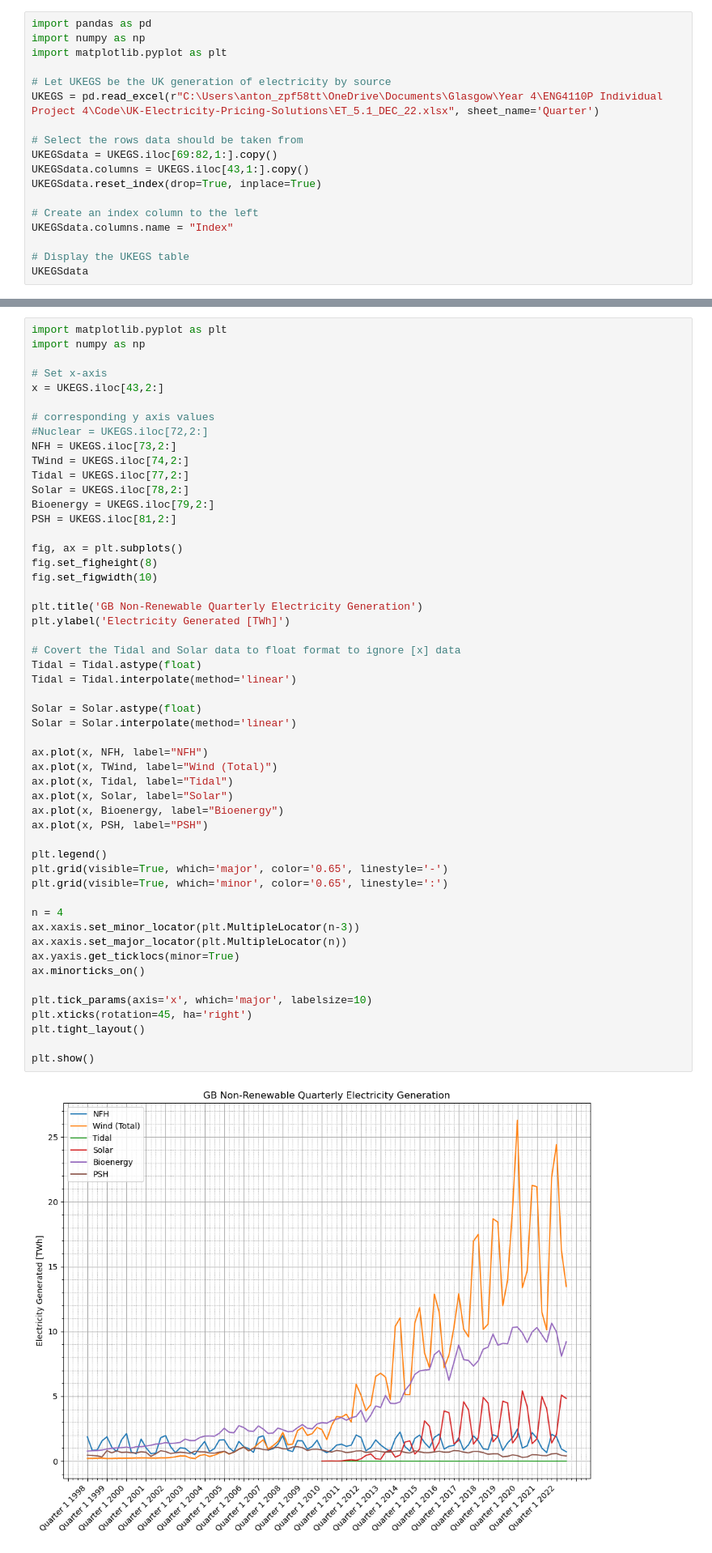
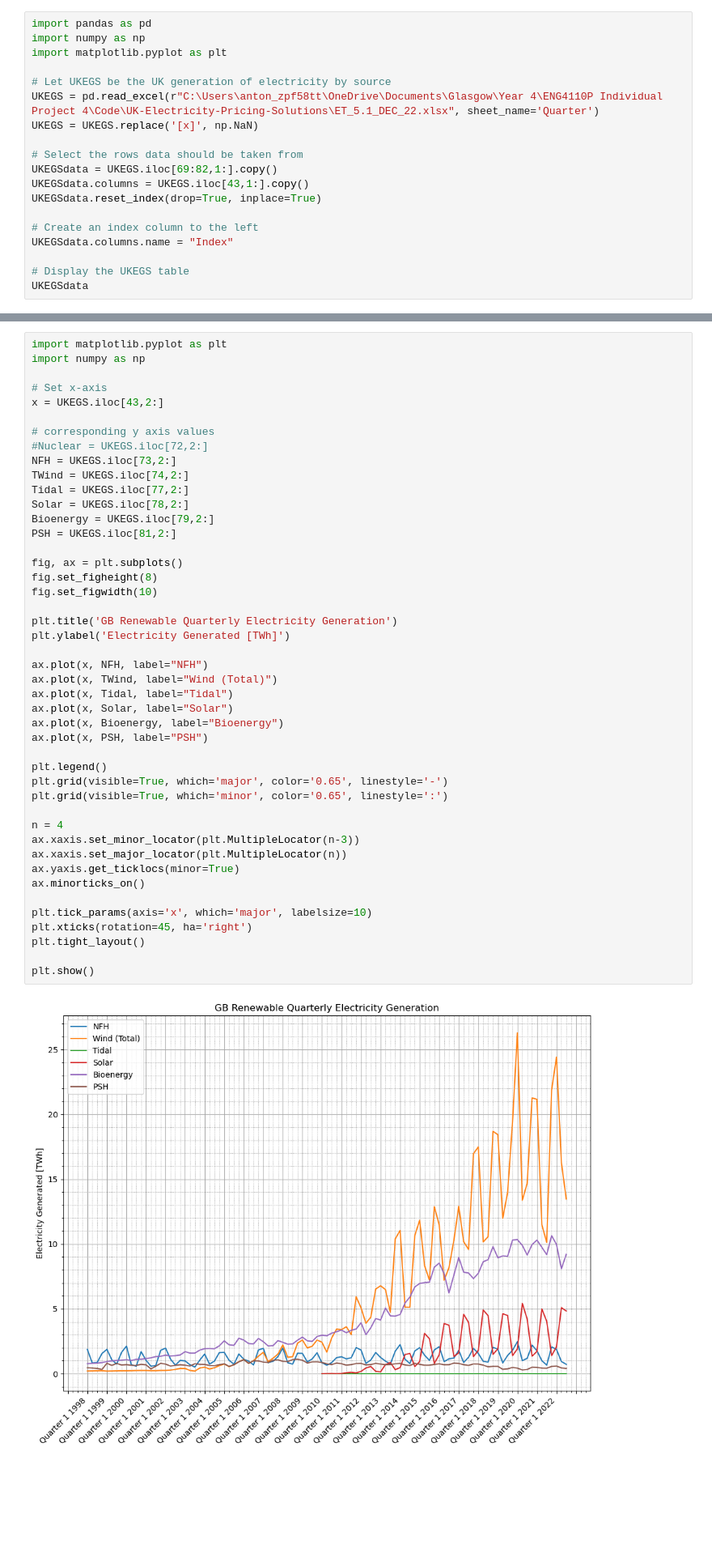
Before and after one commit to jsap2000/UK-Electricity-Pricing-Solutions, a Jupyter notebook: UK Electricity Generation by Source Dec 2022.ipynb, the cells around one changed output, grey strips where cells are left out. Shown at 81% size. Drawn from its saved outputs; the diff is of its cells as text; blank space fills up the shorter version.

Commit message:
Solved the float issue and converted [x] to NaN

```diff
--- a/UK Electricity Generation by Source Dec 2022.ipynb
+++ b/UK Electricity Generation by Source Dec 2022.ipynb
@@ -5,6 +5,7 @@ import matplotlib.pyplot as plt
 
 # Let UKEGS be the UK generation of electricity by source
 UKEGS = pd.read_excel(r"C:\Users\anton_zpf58tt\OneDrive\Documents\Glasgow\Year 4\ENG4110P Individual Project 4\Code\UK-Electricity-Pricing-Solutions\ET_5.1_DEC_22.xlsx", sheet_name='Quarter')
+UKEGS = UKEGS.replace('[x]', np.NaN)
 
 # Select the rows data should be taken from
 UKEGSdata = UKEGS.iloc[69:82,1:].copy()
@@ -150,39 +149,32 @@ PSH = UKEGS.iloc[81,2:]
 
 fig, ax = plt.subplots()
 fig.set_figheight(8)
 fig.set_figwidth(10)
 
-plt.title('GB Non-Renewable Quarterly Electricity Generation')
+plt.title('GB Renewable Quarterly Electricity Generation')
 plt.ylabel('Electricity Generated [TWh]')
-
-# Covert the Tidal and Solar data to float format to ignore [x] data
-Tidal = Tidal.astype(float)
-Tidal = Tidal.interpolate(method='linear')
-
-Solar = Solar.astype(float)
-Solar = Solar.interpolate(method='linear')
 
 ax.plot(x, NFH, label="NFH")
 ax.plot(x, TWind, label="Wind (Total)")
 ax.plot(x, Tidal, label="Tidal")
 ax.plot(x, Solar, label="Solar")
 ax.plot(x, Bioenergy, label="Bioenergy")
 ax.plot(x, PSH, label="PSH")
 
 plt.legend()
 plt.grid(visible=True, which='major', color='0.65', linestyle='-')
 plt.grid(visible=True, which='minor', color='0.65', linestyle=':')
 
 n = 4
 ax.xaxis.set_minor_locator(plt.MultipleLocator(n-3))
 ax.xaxis.set_major_locator(plt.MultipleLocator(n))
 ax.yaxis.get_ticklocs(minor=True)
 ax.minorticks_on()
 
 plt.tick_params(axis='x', which='major', labelsize=10)
 plt.xticks(rotation=45, ha='right')
 plt.tight_layout()
 
 plt.show()
 # %% [output]
-[figure, old version]
+[figure, new version]
```
Also changed, not shown: parts of 7 cells of this notebook.
